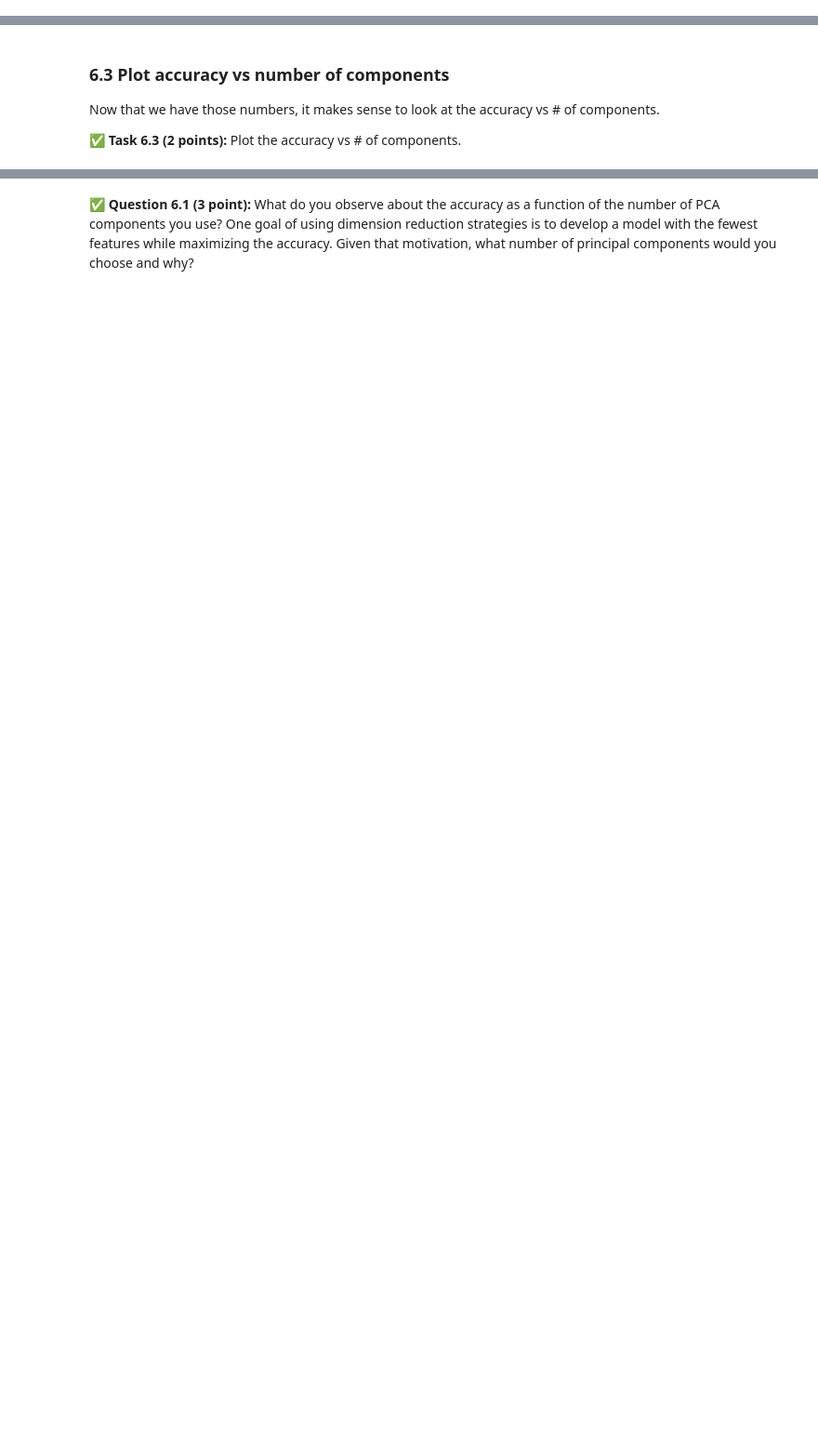
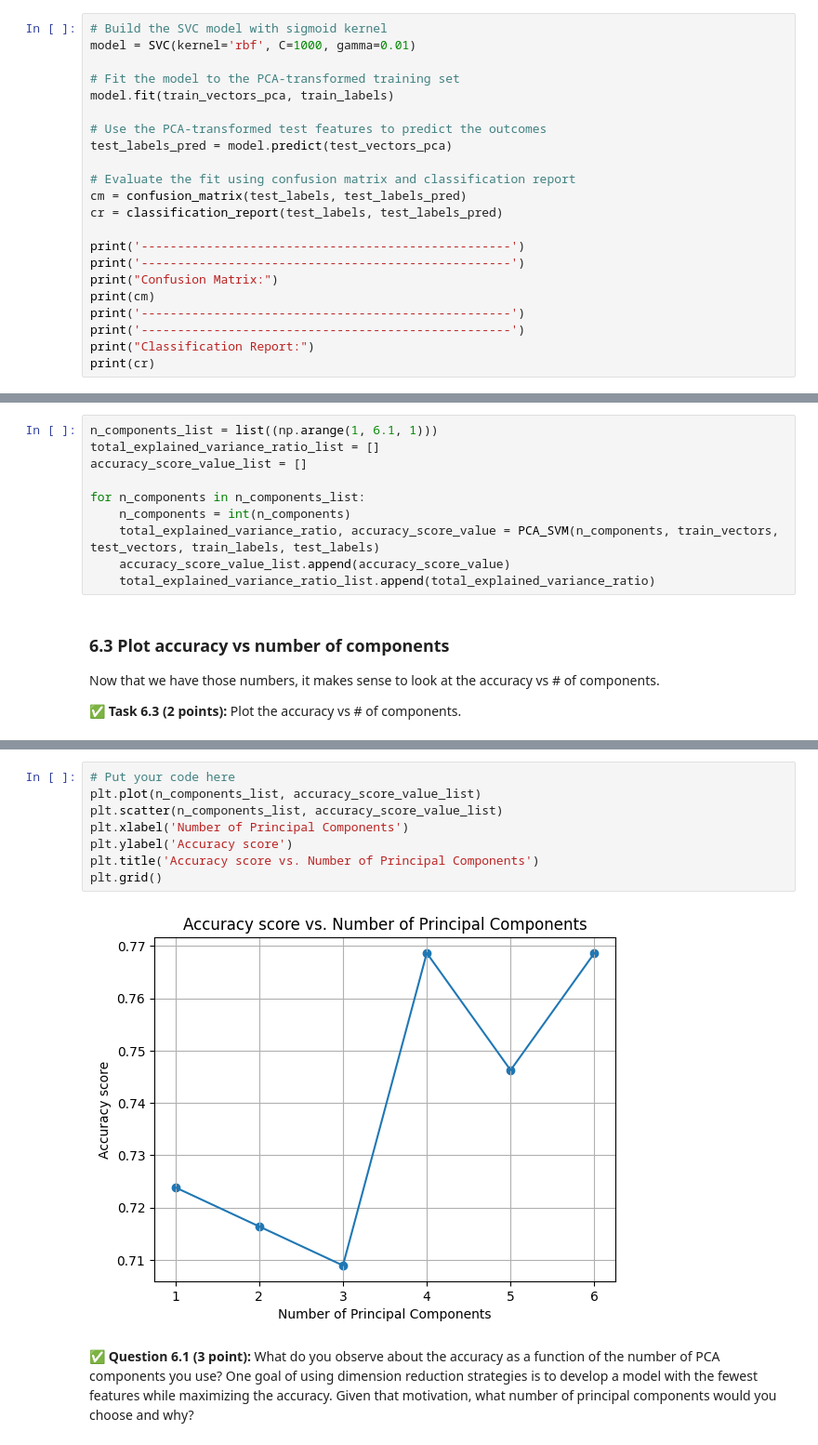
Before and after one commit to Jlozano351/CMSE202-s24-turnin, a Jupyter notebook: hw-04/HW-04_PerceptronSVMandPCA-Juan José Lozano González.ipynb, the cells around one changed output, grey strips where cells are left out. Shown: that part at 93% size. Cells and saved outputs as stored; diff of their text form; blank space fills up the shorter version.

```diff
--- a/hw-04/HW-04_PerceptronSVMandPCA-Juan José Lozano González.ipynb
+++ b/hw-04/HW-04_PerceptronSVMandPCA-Juan José Lozano González.ipynb
@@ -392,0 +496,22 @@ What if we increase the number of principle components to **4** (2/3 of the orig
+# %%
+# Build the SVC model with sigmoid kernel
+model = SVC(kernel='rbf', C=1000, gamma=0.01)
+
+# Fit the model to the PCA-transformed training set
+model.fit(train_vectors_pca, train_labels)
+
+# Use the PCA-transformed test features to predict the outcomes
+test_labels_pred = model.predict(test_vectors_pca)
+
+# Evaluate the fit using confusion matrix and classification report
+cm = confusion_matrix(test_labels, test_labels_pred)
+cr = classification_report(test_labels, test_labels_pred)
+
+print('---------------------------------------------------')
+print('---------------------------------------------------')
+print("Confusion Matrix:")
+print(cm)
+print('---------------------------------------------------')
+print('---------------------------------------------------')
+print("Classification Report:")
+print(cr)
@@ -435,3 +626,13 @@ Now that you have created a function that returns the accuracy for a given numbe
+# %%
+n_components_list = list((np.arange(1, 6.1, 1)))
+total_explained_variance_ratio_list = []
+accuracy_score_value_list = []
+
+for n_components in n_components_list:
+    n_components = int(n_components)
+    total_explained_variance_ratio, accuracy_score_value = PCA_SVM(n_components, train_vectors, test_vectors, train_labels, test_labels)
+    accuracy_score_value_list.append(accuracy_score_value)
+    total_explained_variance_ratio_list.append(total_explained_variance_ratio)
 # %% [markdown]
 ### 6.3 Plot accuracy vs number of components
 
@@ -443,2 +642,12 @@ Now that we have those numbers, it makes sense to look at the accuracy vs # of c
+# %%
+# Put your code here
+plt.plot(n_components_list, accuracy_score_value_list)
+plt.scatter(n_components_list, accuracy_score_value_list)
+plt.xlabel('Number of Principal Components')
+plt.ylabel('Accuracy score')
+plt.title('Accuracy score vs. Number of Principal Components')
+plt.grid()
+# %% [output]
+[figure, added]
 # %% [markdown]
 **&#9989; Question 6.1 (3 point):** What do you observe about the accuracy as a function of the number of PCA components you use? One goal of using dimension reduction strategies is to develop a model with the fewest features while maximizing the accuracy. Given that motivation, what number of principal components would you choose and why?
```
Also changed, not shown: parts of 28 cells of this notebook.
